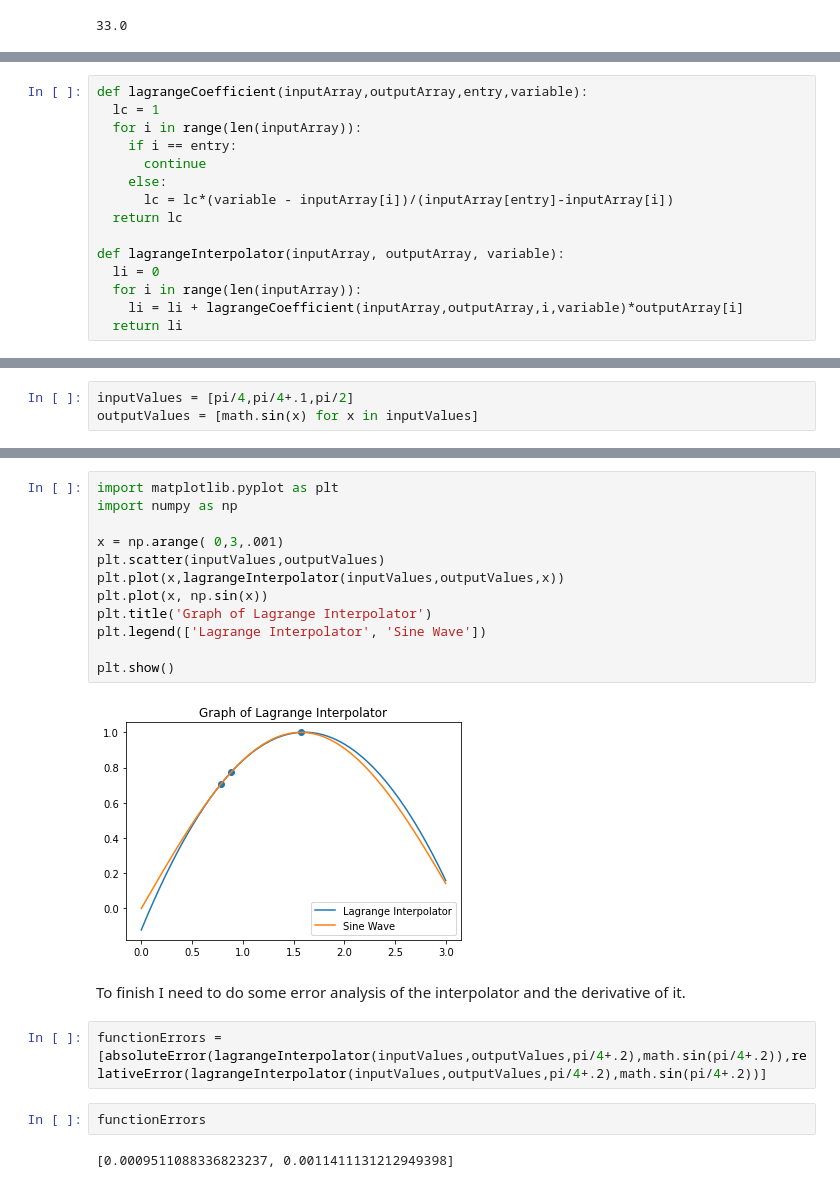
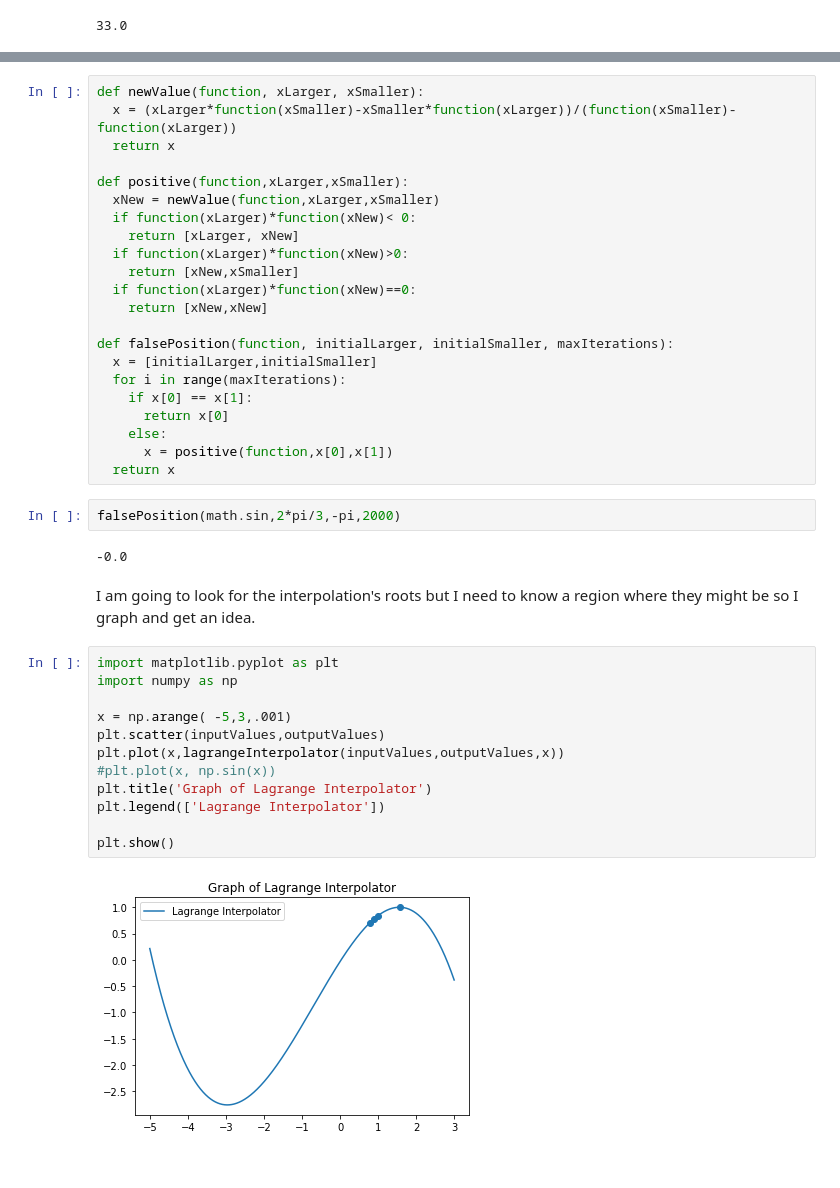
Before and after one commit to nurfnick/Numerical_Methods, a Jupyter notebook: ProjectPart3.ipynb, the cells around one changed output, grey strips where cells are left out. Saved outputs shown, nothing was run; the diff lists cells and outputs as text.

```diff
--- a/ProjectPart3.ipynb
+++ b/ProjectPart3.ipynb
@@ -119,15 +118,0 @@ roots[-2]/pi
-# %%
-def lagrangeCoefficient(inputArray,outputArray,entry,variable):
-  lc = 1
-  for i in range(len(inputArray)):
-    if i == entry:
-      continue
-    else:
-      lc = lc*(variable - inputArray[i])/(inputArray[entry]-inputArray[i])
-  return lc
-
-def lagrangeInterpolator(inputArray, outputArray, variable):
-  li = 0
-  for i in range(len(inputArray)):
-    li = li + lagrangeCoefficient(inputArray,outputArray,i,variable)*outputArray[i]
-  return li
@@ -136,3 +118,0 @@ I have chosen to break my code into two pieces.  My first function will compute
-# %%
-inputValues = [pi/4,pi/4+.1,pi/2]
-outputValues = [math.sin(x) for x in inputValues]
@@ -139,22 +124,42 @@ outputValues = [math.sin(x) for x in inputValues]
+# %%
+def newValue(function, xLarger, xSmaller):
+  x = (xLarger*function(xSmaller)-xSmaller*function(xLarger))/(function(xSmaller)-function(xLarger))
+  return x
+
+def positive(function,xLarger,xSmaller):
+  xNew = newValue(function,xLarger,xSmaller)
+  if function(xLarger)*function(xNew)< 0:
+    return [xLarger, xNew]
+  if function(xLarger)*function(xNew)>0:
+    return [xNew,xSmaller]
+  if function(xLarger)*function(xNew)==0:
+    return [xNew,xNew]
+
+def falsePosition(function, initialLarger, initialSmaller, maxIterations):
+  x = [initialLarger,initialSmaller]
+  for i in range(maxIterations):
+    if x[0] == x[1]:
+      return x[0]
+    else:
+      x = positive(function,x[0],x[1])
+  return x
+# %%
+falsePosition(math.sin,2*pi/3,-pi,2000)
+# %% [output]
+-0.0
+# %% [markdown]
+I am going to look for the interpolation's roots but I need to know a region where they might be so I graph and get an idea.
 # %%
 import matplotlib.pyplot as plt
 import numpy as np
 
-x = np.arange( 0,3,.001)
+x = np.arange( -5,3,.001)
 plt.scatter(inputValues,outputValues)
 plt.plot(x,lagrangeInterpolator(inputValues,outputValues,x))
-plt.plot(x, np.sin(x))
+#plt.plot(x, np.sin(x))
 plt.title('Graph of Lagrange Interpolator')
-plt.legend(['Lagrange Interpolator', 'Sine Wave'])
+plt.legend(['Lagrange Interpolator'])
 
 plt.show()
 # %% [output]
-[figure, old version]
+[figure, new version]
-# %% [markdown]
-To finish I need to do some error analysis of the interpolator and the derivative of it.
-# %%
-functionErrors = [absoluteError(lagrangeInterpolator(inputValues,outputValues,pi/4+.2),math.sin(pi/4+.2)),relativeError(lagrangeInterpolator(inputValues,outputValues,pi/4+.2),math.sin(pi/4+.2))]
-# %%
-functionErrors
-# %% [output]
-[0.0009511088336823237, 0.0011411131212949398]
```
Also changed, not shown: parts of 16 cells of this notebook.
